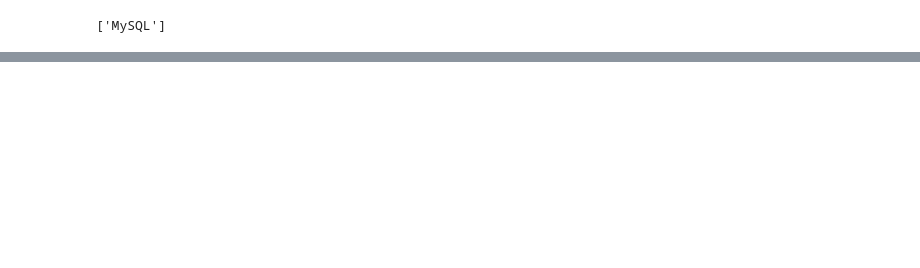
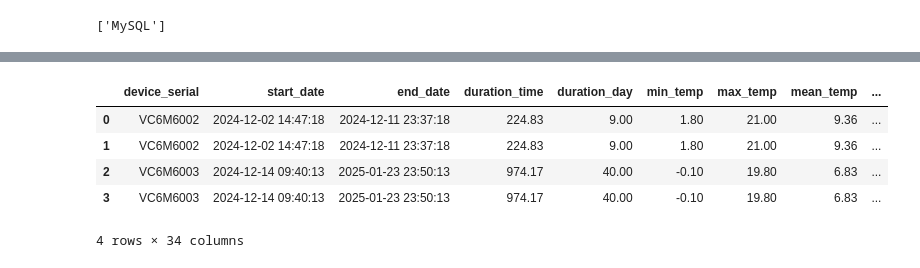
Before and after one commit to HOWSANG/p_ocean_poc_01, a Jupyter notebook: code/data_target_250211.ipynb, the cells around one changed output, grey strips where cells are left out. Cells and saved outputs as stored; diff of their text form; code cells hidden in the pictures; blank space fills up the shorter version.

```diff
--- a/code/data_target_250211.ipynb
+++ b/code/data_target_250211.ipynb
@@ -116,0 +67,35 @@ df.groupby(['device_serial', 'item_shock']).size().reset_index(name='count')
+# %%
+# Redshift에 연결
+conn = psycopg2.connect(
+    host=host,
+    dbname=dbname,
+    user=user,
+    password=password,
+    port=port
+)
+# %%
+# 커서 생성
+cursor = conn.cursor()
+# SQL 쿼리 실행 (예시: frigga_sample 테이블에서 모든 데이터를 조회)
+cursor.execute("""
+                    SELECT
+                        *
+                    FROM
+                        "data_analysis_db"."da_schema"."t_frigga_broken_target"
+                    WHERE 1=1
+                    ORDER BY device_serial ASC
+                ;
+               """)
+
+# 결과 가져오기
+rows = cursor.fetchall()
+
+# 컬럼명 가져오기
+columns = [desc[0] for desc in cursor.description]
+
+# DataFrame으로 변환
+df_broken = pd.DataFrame(rows, columns=columns)
+
+# 커서와 연결 종료
+cursor.close()
+conn.close()
@@ -116,0 +113,9 @@ df.groupby(['device_serial', 'item_shock']).size().reset_index(name='count')
+# %%
+df_broken.head(4)
+# %% [output]
+|  | device_serial | start_date | end_date | duration_time | duration_day | min_temp | max_temp | mean_temp | ... |
+| 0 | VC6M6002 | 2024-12-02 14:47:18 | 2024-12-11 23:37:18 | 224.83 | 9.00 | 1.80 | 21.00 | 9.36 | ... |
+| 1 | VC6M6002 | 2024-12-02 14:47:18 | 2024-12-11 23:37:18 | 224.83 | 9.00 | 1.80 | 21.00 | 9.36 | ... |
+| 2 | VC6M6003 | 2024-12-14 09:40:13 | 2025-01-23 23:50:13 | 974.17 | 40.00 | -0.10 | 19.80 | 6.83 | ... |
+| 3 | VC6M6003 | 2024-12-14 09:40:13 | 2025-01-23 23:50:13 | 974.17 | 40.00 | -0.10 | 19.80 | 6.83 | ... |
+4 rows × 34 columns
```
Also changed, not shown: parts of 9 cells of this notebook, 4 other files.
